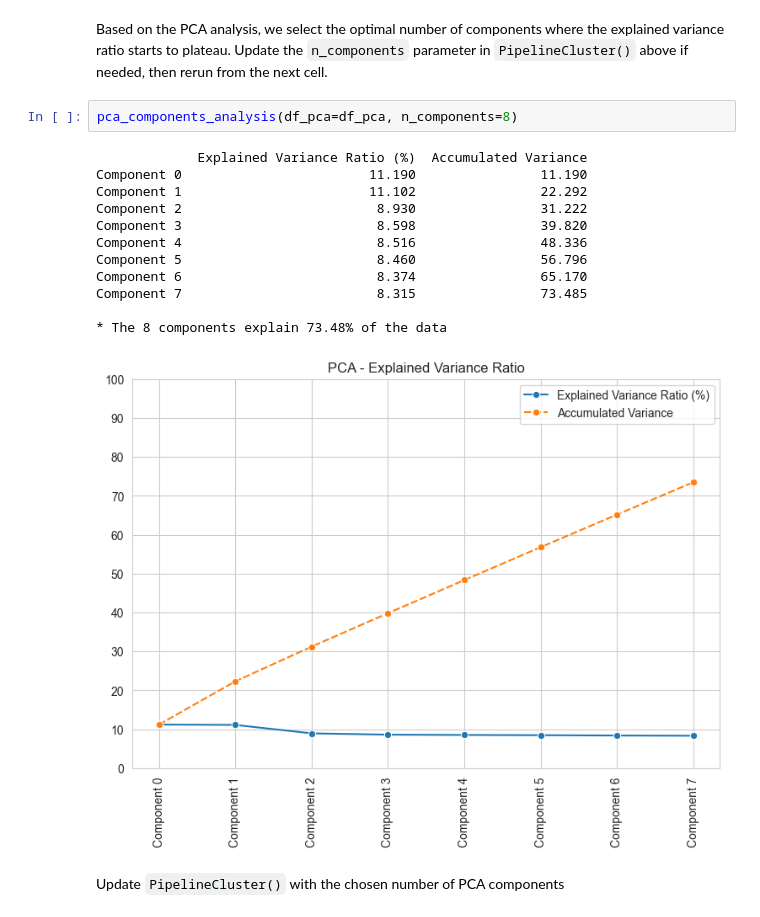
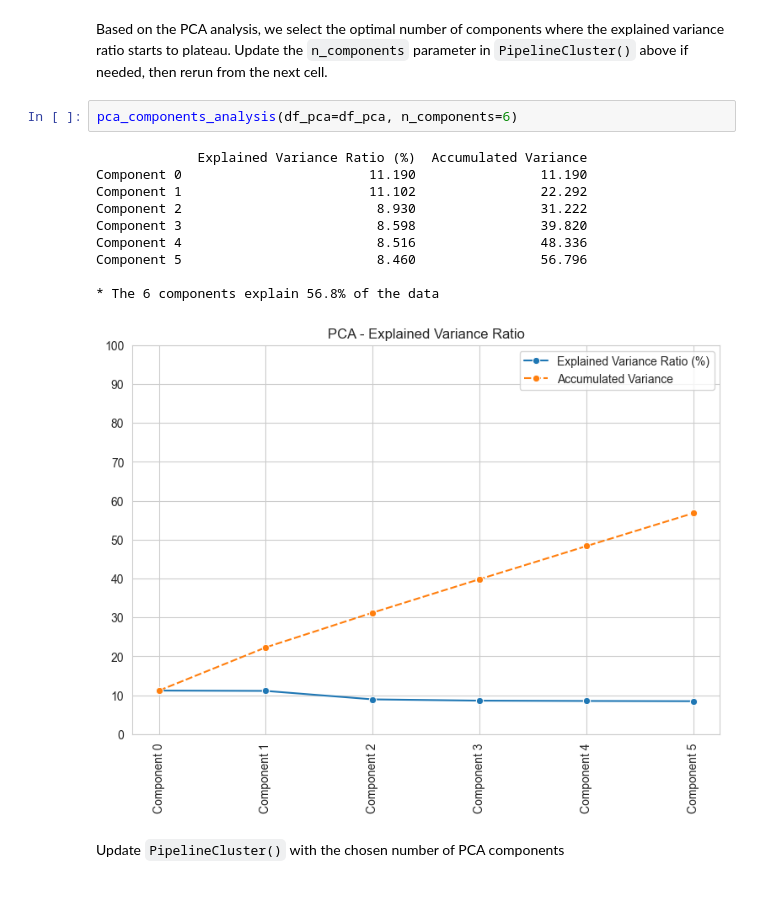
Before and after one commit to Scaphix/the-ai-salary-index, a Jupyter notebook: jupyter_notebooks/06 - ModelingEvaluation - Cluster.ipynb, the cells around one changed output. Drawn from its saved outputs; the diff is of its cells as text.

```diff
--- a/jupyter_notebooks/06 - ModelingEvaluation - Cluster.ipynb
+++ b/jupyter_notebooks/06 - ModelingEvaluation - Cluster.ipynb
@@ -301,20 +299,18 @@ Component 9                         8.056                89.675
 # %% [markdown]
 Based on the PCA analysis, we select the optimal number of components where the explained variance ratio starts to plateau. Update the `n_components` parameter in `PipelineCluster()` above if needed, then rerun from the next cell.
 # %%
-pca_components_analysis(df_pca=df_pca, n_components=8)
+pca_components_analysis(df_pca=df_pca, n_components=6)
 # %% [output]
              Explained Variance Ratio (%)  Accumulated Variance
 Component 0                        11.190                11.190
 Component 1                        11.102                22.292
 Component 2                         8.930                31.222
 Component 3                         8.598                39.820
 Component 4                         8.516                48.336
 Component 5                         8.460                56.796
-Component 6                         8.374                65.170
-Component 7                         8.315                73.485
 
-* The 8 components explain 73.48% of the data
+* The 6 components explain 56.8% of the data
-[figure, old version]
+[figure, new version]
 # %% [markdown]
 Update `PipelineCluster()` with the chosen number of PCA components
 # %%
```
Also changed, not shown: parts of 41 cells of this notebook, 2 other files.
